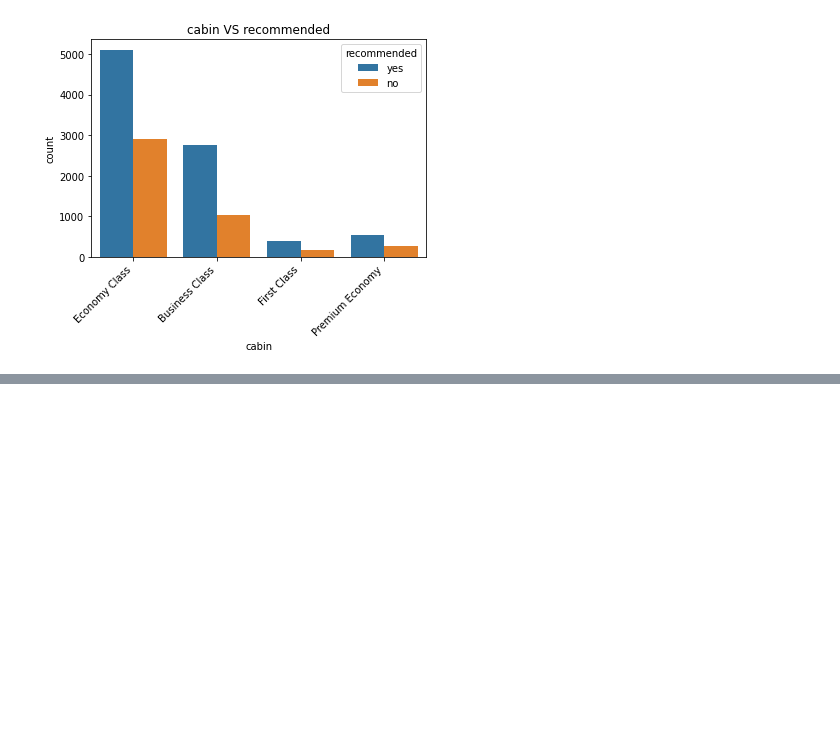
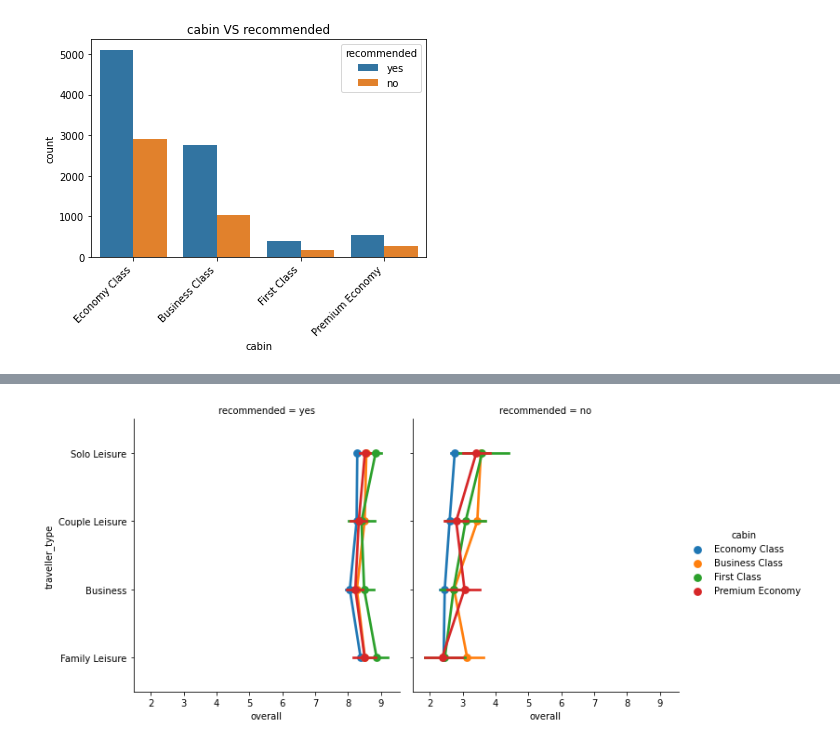
Before and after one commit to amanSing-h/Data-Airline-Reviews-Project, a Jupyter notebook: Data_Airline_Reviews.ipynb, the cells around one changed output, grey strips where cells are left out. Cells and saved outputs as stored; diff of their text form; code cells hidden in the pictures; blank space fills up the shorter version.

```diff
--- a/Data_Airline_Reviews.ipynb
+++ b/Data_Airline_Reviews.ipynb
@@ -555,0 +602,7 @@ here we can see in which class people are recomending the yes or no
+# %%
+# now let's see the factor plot which gives simply the same plot generated for different response and factor variables and arranged on a single page.
+
+sn.factorplot("overall","traveller_type",hue="cabin",col="recommended",data=df)
+plt.show()
+# %% [output]
+[figure, added]
```
Also changed, not shown: parts of 18 cells of this notebook.
